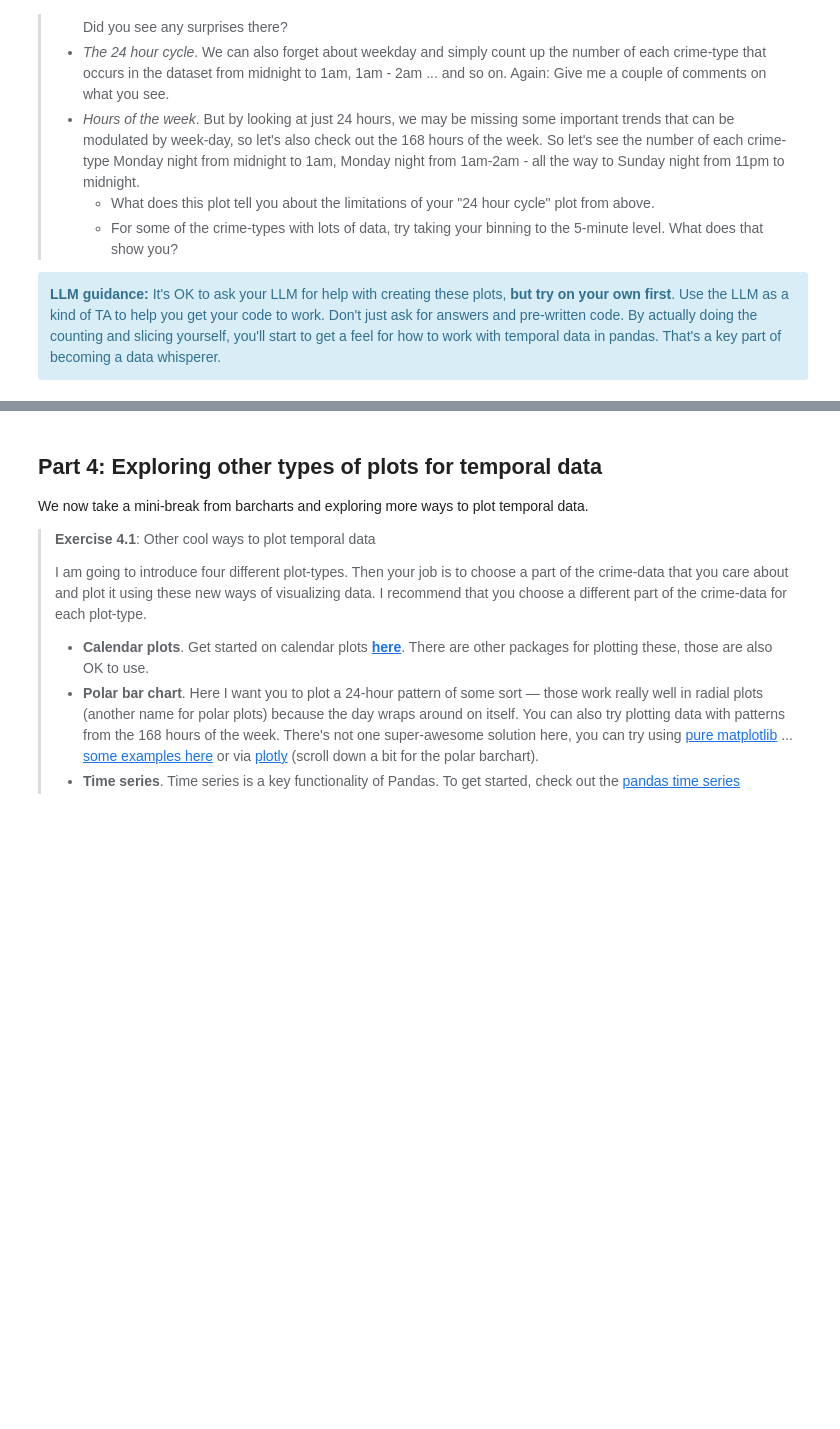
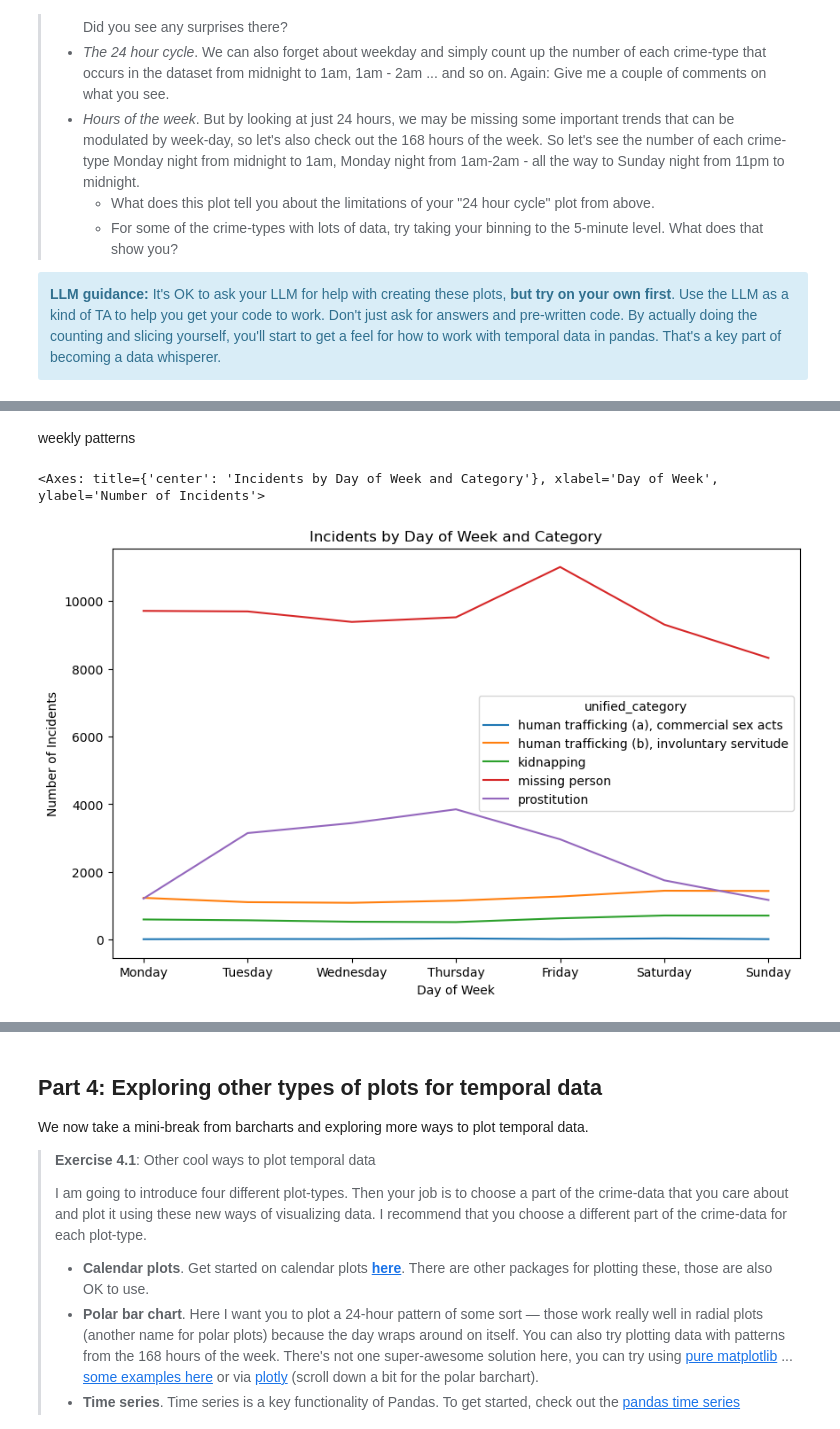
Before and after one commit to veronikal24/SocialDataVisualization, a Jupyter notebook: week2/Week2.ipynb, the cells around one changed output, grey strips where cells are left out. Drawn from its saved outputs; the diff is of its cells as text; code cells hidden in the pictures; blank space fills up the shorter version.

```diff
--- a/week2/Week2.ipynb
+++ b/week2/Week2.ipynb
@@ -510,0 +504,28 @@ Name: count, dtype: int64
+# %% [markdown]
+weekly patterns
+# %%
+import pandas as pd
+import calendar
+
+# 1. Create the day name column
+df_merged['Incident Day'] = pd.to_datetime(df_merged['Incident Date']).dt.day_name()
+
+# 2. Define the correct logical order (Monday to Sunday)
+days_order = list(calendar.day_name)
+
+# 3. Convert the column to a Categorical type with that order
+df_merged['Incident Day'] = pd.Categorical(df_merged['Incident Day'],
+                                         categories=days_order,
+                                         ordered=True)
+
+# 4. Plot (the groupby will now respect the categorical order)
+df_merged.groupby(['Incident Day', 'unified_category'], observed=False).size().unstack(fill_value=0).plot(
+    kind='line',
+    title='Incidents by Day of Week and Category',
+    xlabel='Day of Week',
+    ylabel='Number of Incidents',
+    figsize=(10, 6)
+)
+# %% [output]
+<Axes: title={'center': 'Incidents by Day of Week and Category'}, xlabel='Day of Week', ylabel='Number of Incidents'>
+[figure, added]
```
Also changed, not shown: parts of 7 cells of this notebook, 1 other file.
